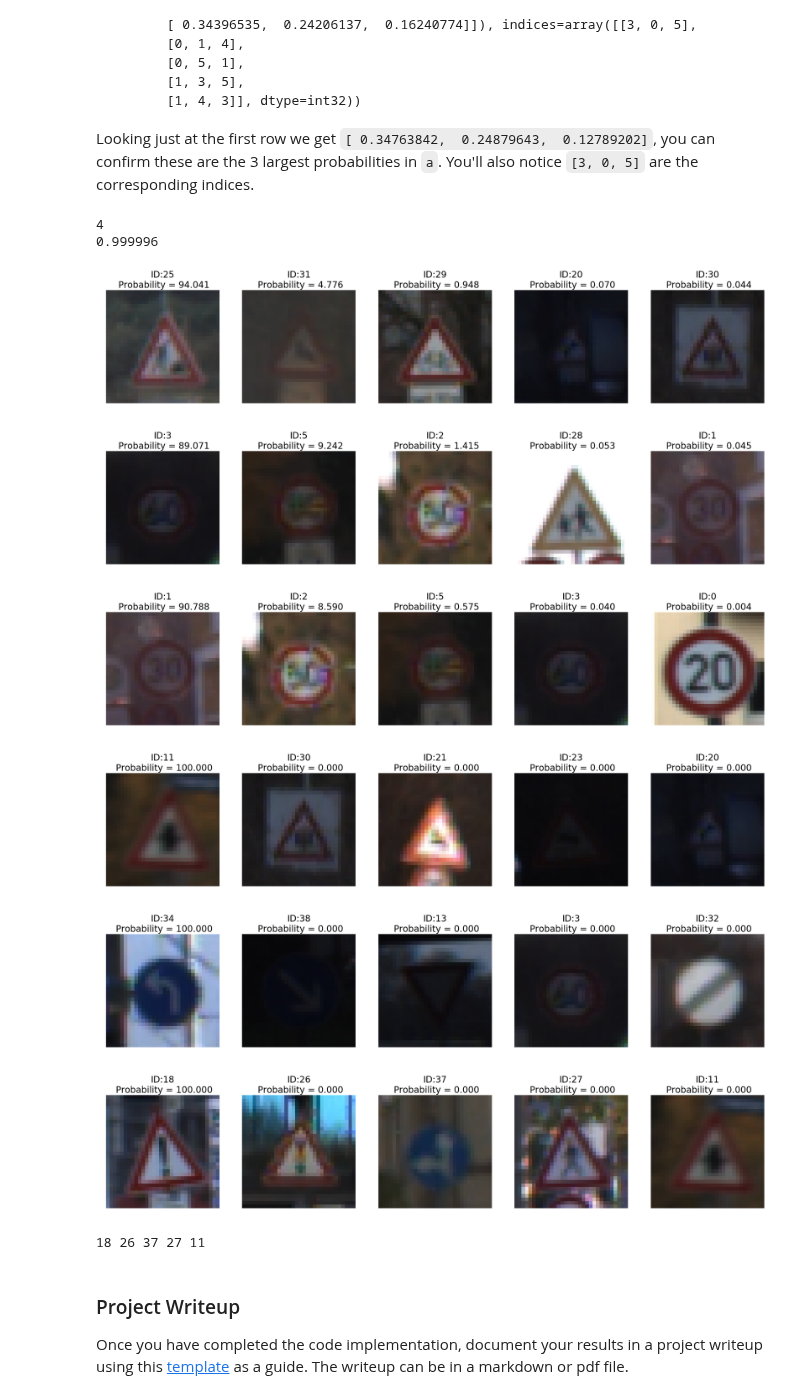
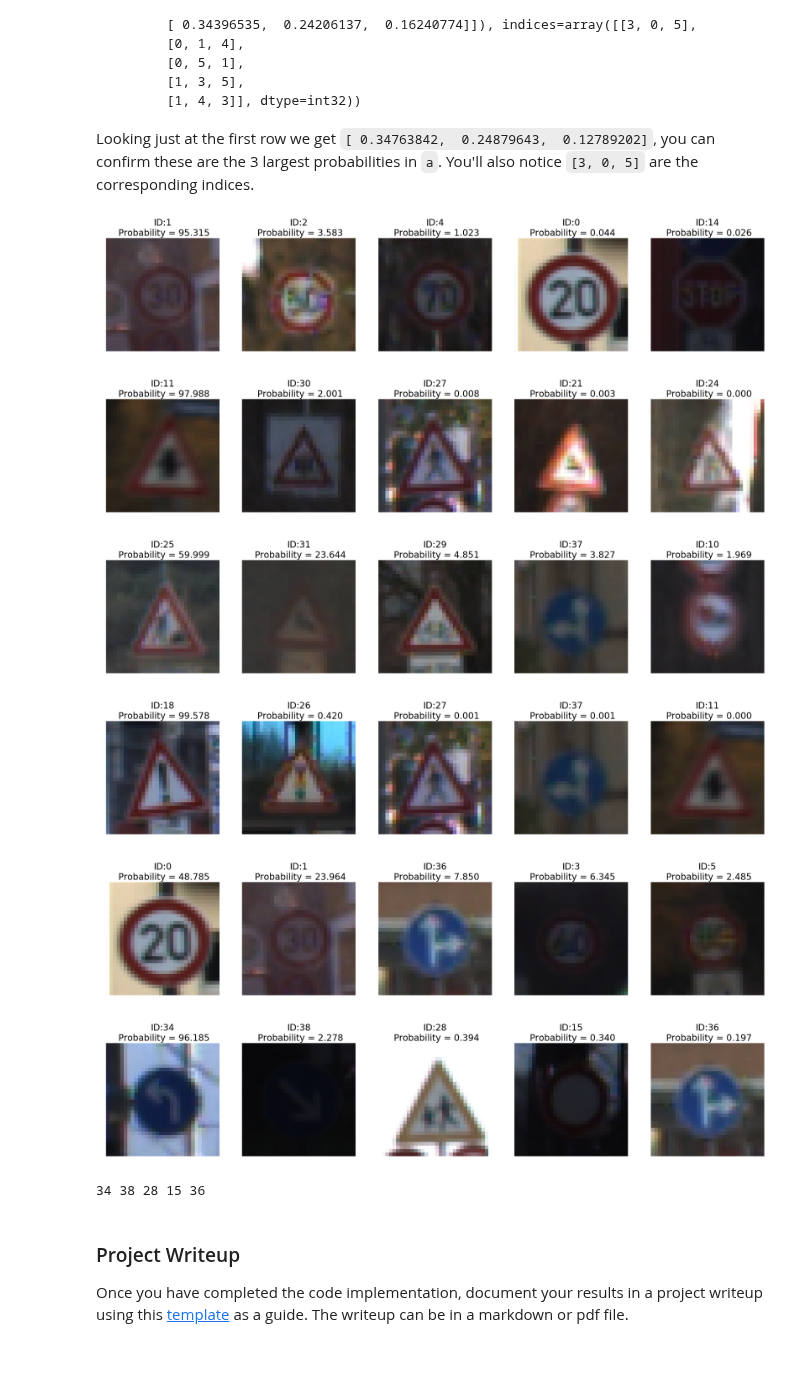
Before and after one commit to vishnuGovindaraj/Traffic-Sign-Classifier, a Jupyter notebook: Traffic_Sign_Classifier.ipynb, the cells around one changed output. Saved outputs shown, nothing was run; the diff lists cells and outputs as text; code cells hidden in the pictures; blank space fills up the shorter version.

```diff
--- a/Traffic_Sign_Classifier.ipynb
+++ b/Traffic_Sign_Classifier.ipynb
@@ -450,13 +539,13 @@ You may find `signnames.csv` useful as it contains mappings from the class id (i
 ### Load the images and plot them here.
 ### Feel free to use as many code cells as needed.
 
-import matplotlib.pyplot as pl
+import matplotlib.pyplot as plt
 import numpy as np
 import os
 import cv2
 
 custom_images = []
-custom_labels = np.array([25,3,1,11,34,26])
+custom_labels = np.array([1,11,25,26,3,34])
 
 fig=plt.figure(figsize=(32, 32))
 i = 1
@@ -479,5 +568,5 @@ my_signs_gray = np.sum(custom_images/3, axis=3, keepdims=True)
 print(np.mean(my_signs_gray))
 my_signs_normalized = normalize(my_signs_gray)
 print(np.mean(my_signs_normalized))
-imgplot = plt.imshow(my_signs_gray[0].squeeze(), plt.gray())
+imgplot = plt.imshow(my_signs_normalized[0].squeeze(), plt.gray())
 # %% [output]
@@ -491,10 +580,20 @@ imgplot = plt.imshow(my_signs_gray[0].squeeze(), plt.gray())
 ### Run the predictions here and use the model to output the prediction for each image.
 ### Make sure to pre-process the images with the same pre-processing pipeline used earlier.
 ### Feel free to use as many code cells as needed.
-with tf.Session() as sess:
-    sess.run(tf.global_variables_initializer())
-    saver.restore(sess, "./lenet")
+import tensorflow as tf
 
-    test_accuracy = evaluate(my_signs_normalized, custom_labels, 1.0, 1.0)
-    print("Test Accuracy = {:.3f}".format(test_accuracy))
+my_single_item_array = []
+my_single_item_label_array = []
+
+for i in range(6):
+    my_single_item_array.append(my_signs_normalized[i])
+    my_single_item_label_array.append(custom_labels[i])
+
+    with tf.Session() as sess:
+        saver.restore(sess, tf.train.latest_checkpoint('./'))
+
+        my_accuracy = evaluate(my_single_item_array, my_single_item_label_array, 1.0, 1.0)
+        print('Image {}'.format(i+1))
+        print("Image Accuracy = {:.3f}".format(my_accuracy))
+        print()
 # %% [output]
@@ -504,18 +619,9 @@ Test Accuracy = 0.833
 # %%
 ### Calculate the accuracy for these 5 new images.
 ### For example, if the model predicted 1 out of 5 signs correctly, it's 20% accurate on these new images.
-my_single_item_array = []
-my_single_item_label_array = []
+with tf.Session() as sess:
+    saver.restore(sess, tf.train.latest_checkpoint('./'))
 
-for i in range(6):
-    my_single_item_array.append(my_signs_normalized[i])
-    my_single_item_label_array.append(custom_labels[i])
-
-    with tf.Session() as sess:
-        saver.restore(sess, tf.train.latest_checkpoint('.'))
-
-        my_accuracy = evaluate(my_single_item_array, my_single_item_label_array, 1.0, 1.0)
-        print('Image {}'.format(i+1))
-        print("Image Accuracy = {:.3f}".format(my_accuracy))
-        print()
+    test_accuracy = evaluate(my_signs_normalized, custom_labels, 1.0, 1.0)
+    print("Test Accuracy = {:.3f}".format(test_accuracy))
 # %% [output]
@@ -580,43 +670,41 @@ Looking just at the first row we get `[ 0.34763842,  0.24879643,  0.12789202]`,
 ### Print out the top five softmax probabilities for the predictions on the German traffic sign images found on the web.
 ### Feel free to use as many code cells as needed.
 
 softmax_logits = tf.nn.softmax(logits)
 top_k = tf.nn.top_k(softmax_logits, k=5)
 
 fig=plt.figure(figsize=(32, 32))
 
 with tf.Session() as sess:
     sess.run(tf.global_variables_initializer())
+    saver.restore(sess, "./lenet")
 
-    saver.restore(sess, tf.train.latest_checkpoint('.'))
     my_softmax_logits = sess.run(softmax_logits, feed_dict={x: my_signs_normalized, keep_prob1: 1.0, keep_prob2: 1.0 })
     my_top_k = sess.run(top_k, feed_dict={x: my_signs_normalized, keep_prob1: 1.0, keep_prob2: 1.0})
 
     %matplotlib inline
 
     j = 0
     for line in my_top_k[1]:
         plt.figure(figsize=(32, 32))
         for i in range(0, 5):
             plt.subplot(2, 5, i+1)
             x_selected = X_trainrgb[y_trainrgb == line[i]]
             plt.imshow(x_selected[0, :, :, :])
             label = ('ID:' + str(line[i]) + "\n " + "Probability = {:.3f}".format(my_top_k[0][j][i] * 100.0))
             plt.title(label, fontsize = '24')
             plt.axis('off')
         plt.show()
         j += 1
     print(*line)
 # %% [output]
-4
-0.999996
-[figure, old version]
+[figure, new version]
-[figure, old version]
+[figure, new version]
-[figure, old version]
+[figure, new version]
-[figure, old version]
+[figure, new version]
-[figure, old version]
+[figure, new version]
-[figure, old version]
+[figure, new version]
-18 26 37 27 11
+34 38 28 15 36
 # %% [markdown]
 ### Project Writeup
 
```
Also changed, not shown: parts of 14 cells of this notebook.
